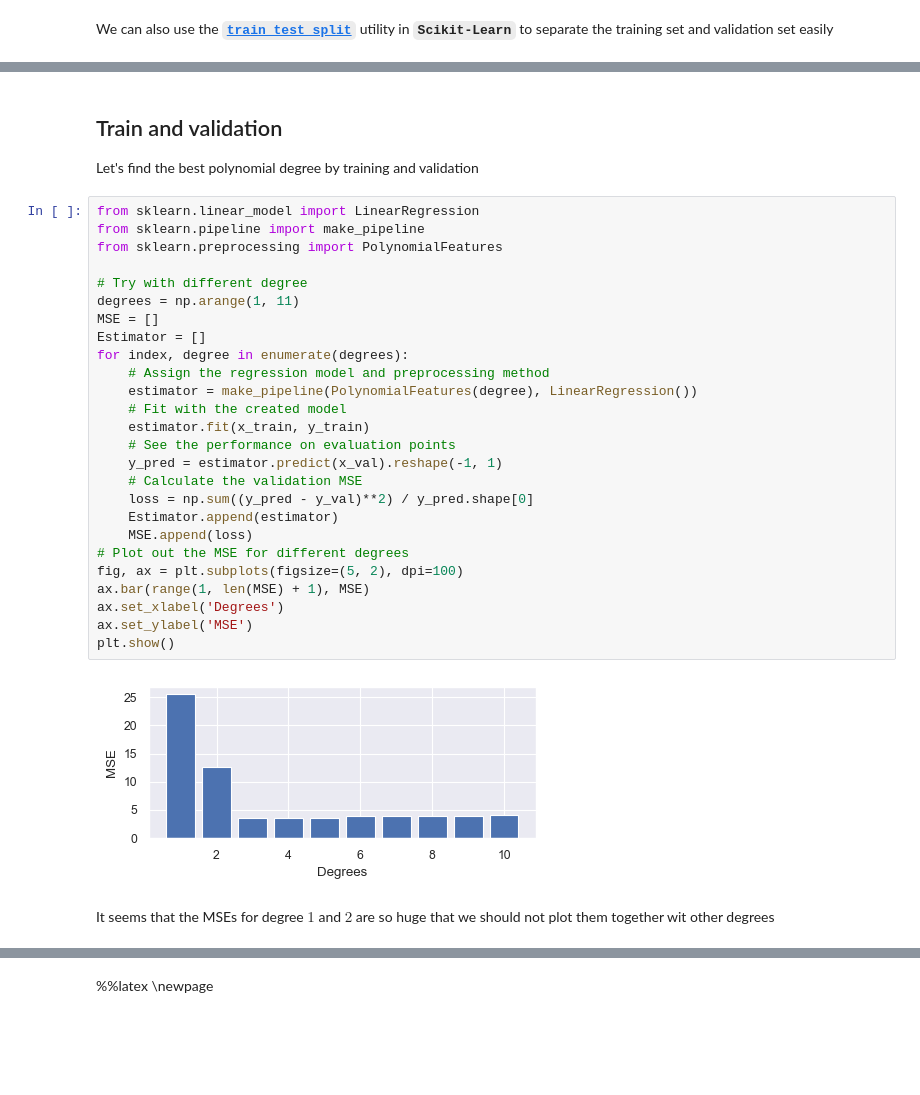
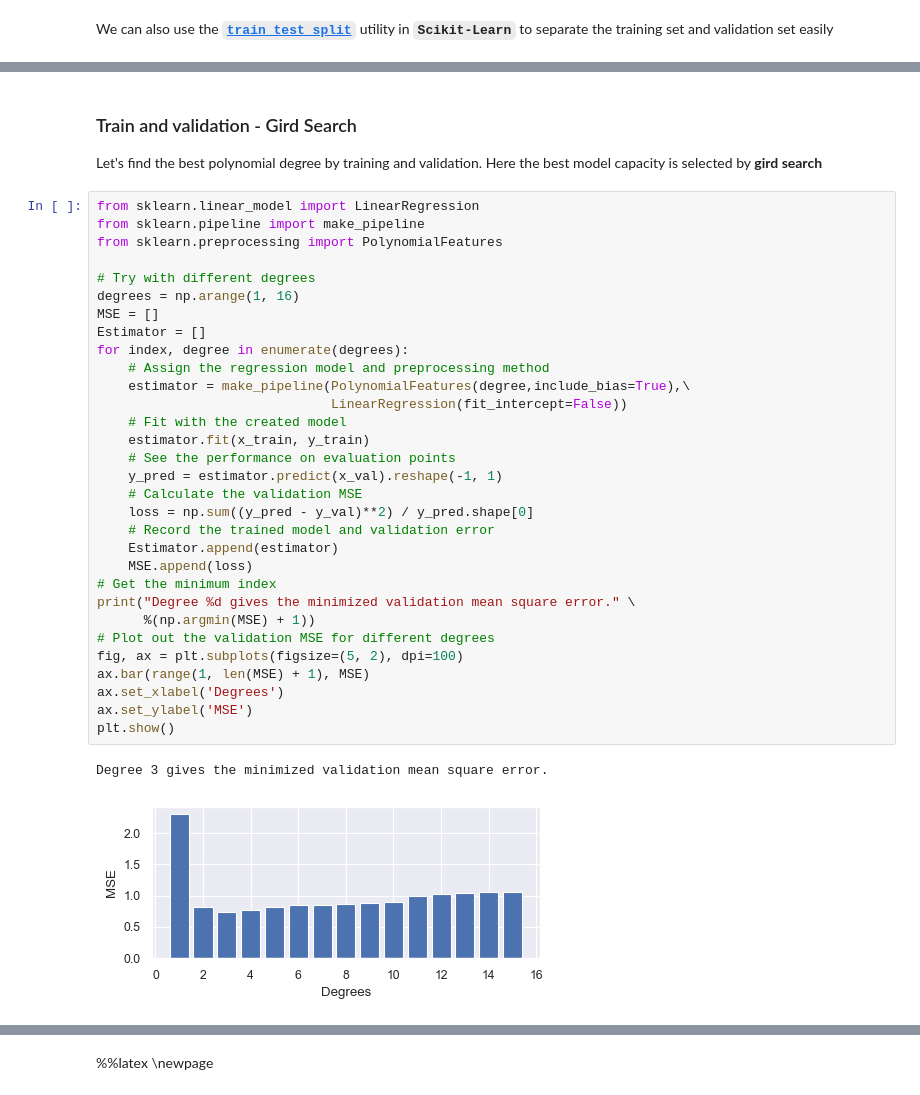
Before and after one commit to Knoero/MachineLearning, a Jupyter notebook: 1 Basics/02 Linear Regression with Regularization.ipynb, the cells around one changed output, grey strips where cells are left out. Cells and saved outputs as stored; diff of their text form; blank space fills up the shorter version.

```diff
--- a/1 Basics/02 Linear Regression with Regularization.ipynb
+++ b/1 Basics/02 Linear Regression with Regularization.ipynb
@@ -100,33 +104,37 @@ Shape of validation set:         (40, 1)
 # %% [markdown]
-## Train and validation
-Let's find the best polynomial degree by training and validation
+### Train and validation - Gird Search
+Let's find the best polynomial degree by training and validation. Here the best model capacity is selected by **gird search**
 # %%
 from sklearn.linear_model import LinearRegression
 from sklearn.pipeline import make_pipeline
 from sklearn.preprocessing import PolynomialFeatures
 
-# Try with different degree
-degrees = np.arange(1, 11)
+# Try with different degrees
+degrees = np.arange(1, 16)
 MSE = []
 Estimator = []
 for index, degree in enumerate(degrees):
     # Assign the regression model and preprocessing method
-    estimator = make_pipeline(PolynomialFeatures(degree), LinearRegression())
+    estimator = make_pipeline(PolynomialFeatures(degree,include_bias=True),\
+                              LinearRegression(fit_intercept=False))
     # Fit with the created model
     estimator.fit(x_train, y_train)
     # See the performance on evaluation points
     y_pred = estimator.predict(x_val).reshape(-1, 1)
     # Calculate the validation MSE
     loss = np.sum((y_pred - y_val)**2) / y_pred.shape[0]
+    # Record the trained model and validation error
     Estimator.append(estimator)
     MSE.append(loss)
-# Plot out the MSE for different degrees
+# Get the minimum index
+print("Degree %d gives the minimized validation mean square error." \
+      %(np.argmin(MSE) + 1))
+# Plot out the validation MSE for different degrees
 fig, ax = plt.subplots(figsize=(5, 2), dpi=100)
 ax.bar(range(1, len(MSE) + 1), MSE)
 ax.set_xlabel('Degrees')
 ax.set_ylabel('MSE')
 plt.show()
 # %% [output]
+Degree 3 gives the minimized validation mean square error.
-[figure, old version]
+[figure, new version]
-# %% [markdown]
-It seems that the MSEs for degree $1$ and $2$ are so huge that we should not plot them together wit other degrees
```
Also changed, not shown: parts of 32 cells of this notebook, 1 other file.
